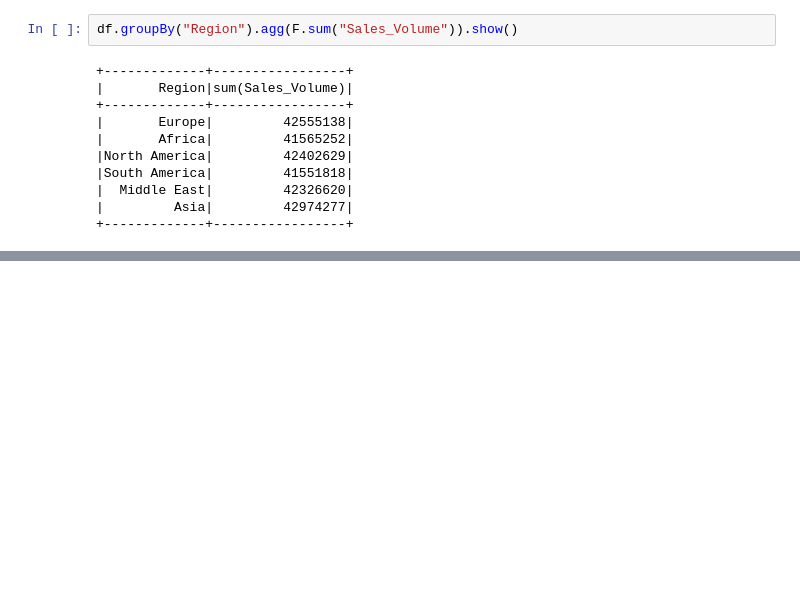
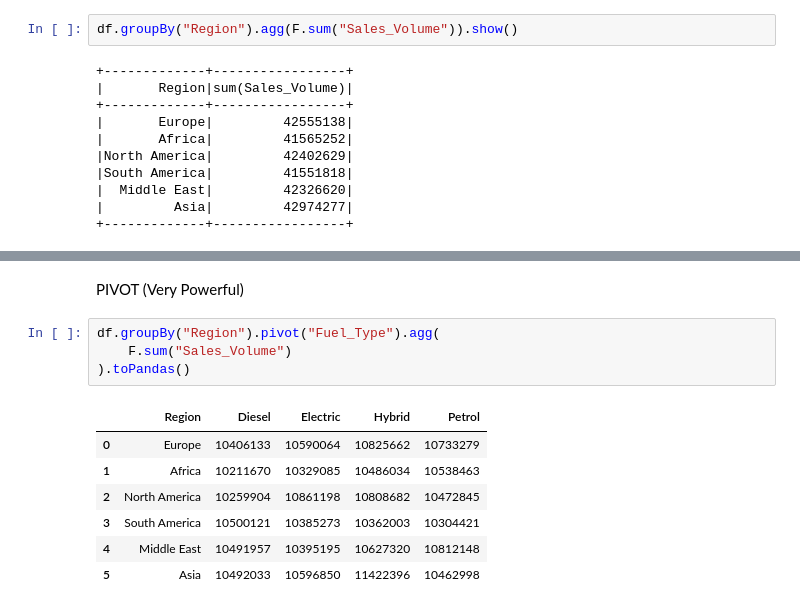
Before and after one commit to dinkardongre/pyspark-data-analysis, a Jupyter notebook: sales_data_analysis.ipynb, the cells around one changed output, grey strips where cells are left out. Saved outputs shown, nothing was run; the diff lists cells and outputs as text; blank space fills up the shorter version.

```diff
--- a/sales_data_analysis.ipynb
+++ b/sales_data_analysis.ipynb
@@ -168,0 +303,14 @@ df.groupBy("Region").agg(F.sum("Sales_Volume")).show()
+# %% [markdown]
+PIVOT (Very Powerful)
+# %%
+df.groupBy("Region").pivot("Fuel_Type").agg(
+    F.sum("Sales_Volume")
+).toPandas()
+# %% [output]
+|  | Region | Diesel | Electric | Hybrid | Petrol |
+| 0 | Europe | 10406133 | 10590064 | 10825662 | 10733279 |
+| 1 | Africa | 10211670 | 10329085 | 10486034 | 10538463 |
+| 2 | North America | 10259904 | 10861198 | 10808682 | 10472845 |
+| 3 | South America | 10500121 | 10385273 | 10362003 | 10304421 |
+| 4 | Middle East | 10491957 | 10395195 | 10627320 | 10812148 |
+| 5 | Asia | 10492033 | 10596850 | 11422396 | 10462998 |
```
Also changed, not shown: parts of 22 cells of this notebook, 1 other file.
